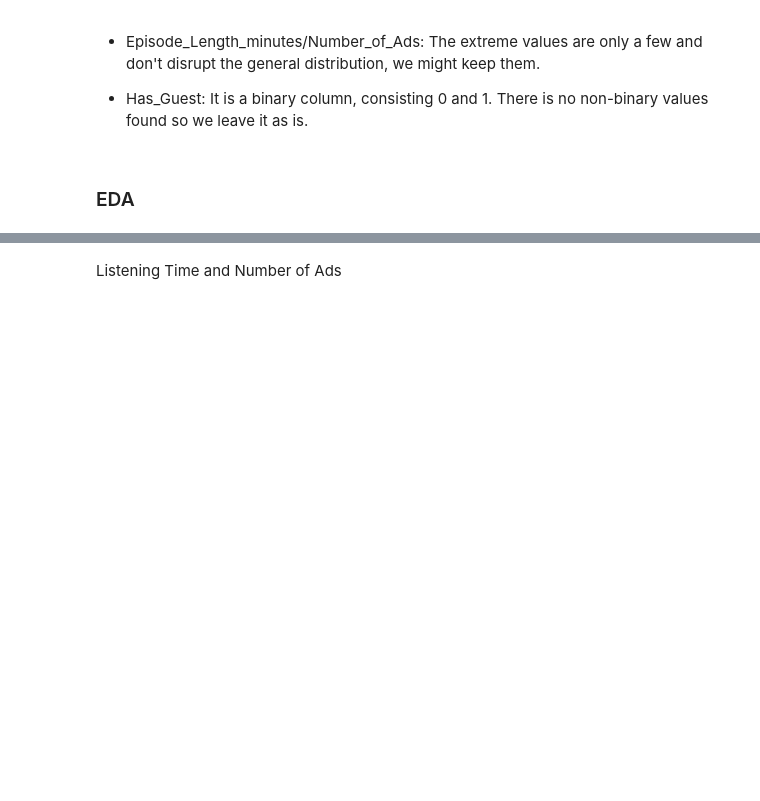
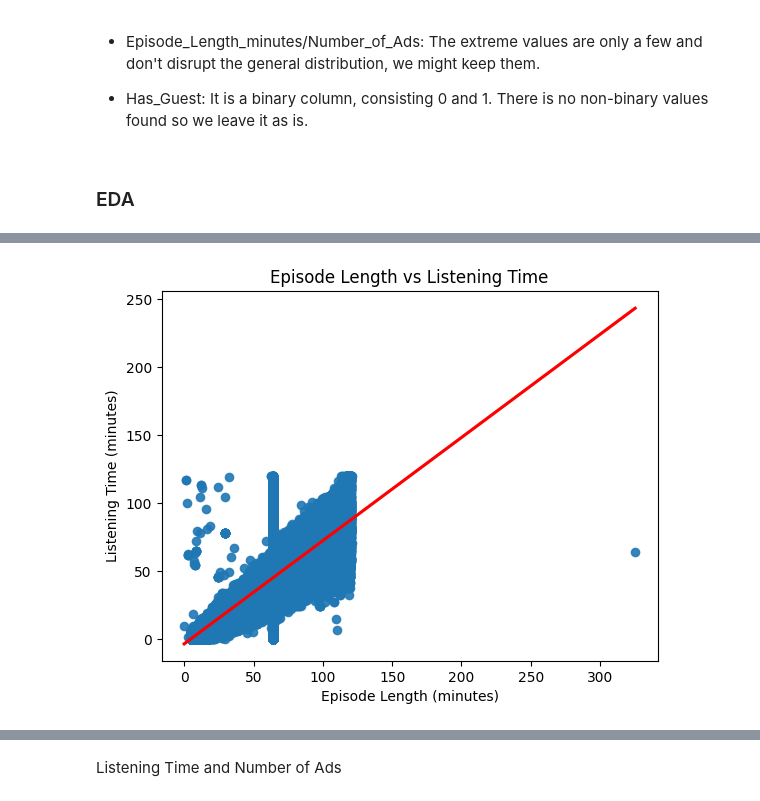
Before and after one commit to Graceyujung/Kaggle, a Jupyter notebook: Kaggle/podcast/podcast.ipynb, the cells around one changed output, grey strips where cells are left out. Drawn from its saved outputs; the diff is of its cells as text; code cells hidden in the pictures; blank space fills up the shorter version.

```diff
--- a/Kaggle/podcast/podcast.ipynb
+++ b/Kaggle/podcast/podcast.ipynb
@@ -258,0 +326,10 @@ Name: count, dtype: int64
+# %%
+sns.scatterplot(x='Episode_Length_minutes', y='Listening_Time_minutes', data=train, alpha=0.5)
+sns.regplot(x='Episode_Length_minutes', y='Listening_Time_minutes', data=train, line_kws={"color": "red"})
+
+plt.title('Episode Length vs Listening Time')
+plt.xlabel('Episode Length (minutes)')
+plt.ylabel('Listening Time (minutes)')
+plt.show()
+# %% [output]
+[figure, added]
```
Also changed, not shown: parts of 47 cells of this notebook.
